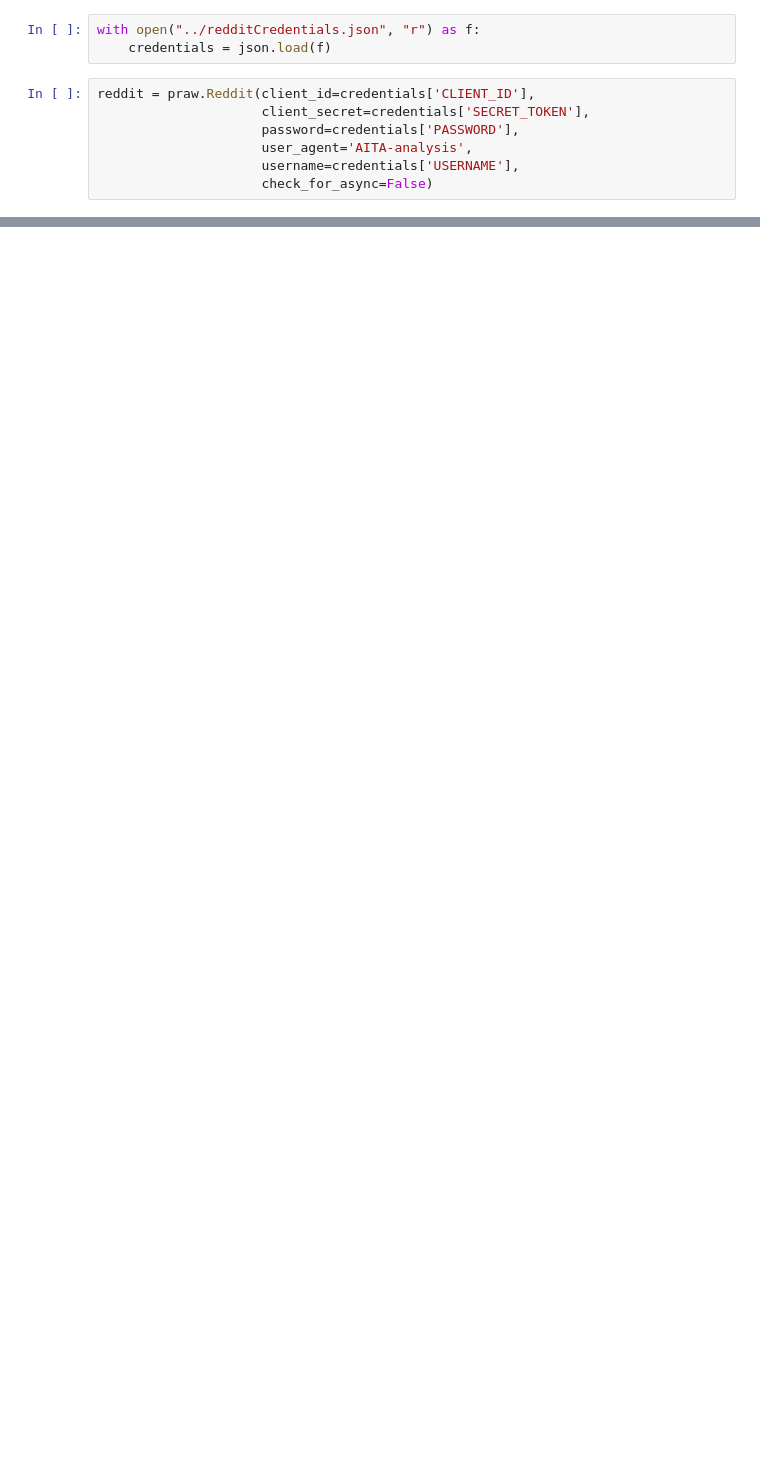
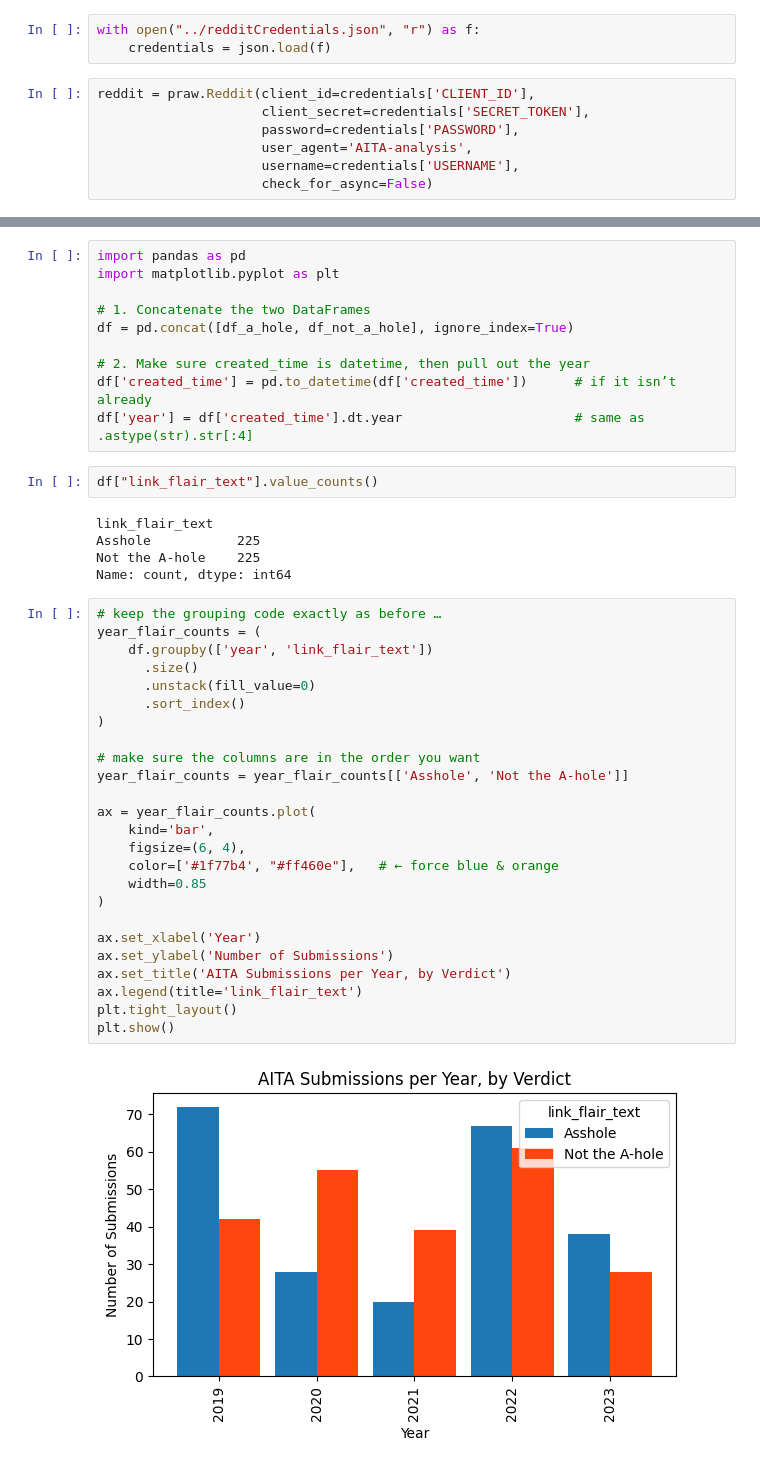
Before and after one commit to Antonello03/AITA-mood-swings, a Jupyter notebook: main.ipynb, the cells around one changed output, grey strips where cells are left out. Cells and saved outputs as stored; diff of their text form; blank space fills up the shorter version.

```diff
--- a/main.ipynb
+++ b/main.ipynb
@@ -137,0 +252,44 @@ plt.show()
+# %%
+import pandas as pd
+import matplotlib.pyplot as plt
+
+# 1. Concatenate the two DataFrames
+df = pd.concat([df_a_hole, df_not_a_hole], ignore_index=True)
+
+# 2. Make sure created_time is datetime, then pull out the year
+df['created_time'] = pd.to_datetime(df['created_time'])      # if it isn’t already
+df['year'] = df['created_time'].dt.year                      # same as .astype(str).str[:4]
+# %%
+df["link_flair_text"].value_counts()
+# %% [output]
+link_flair_text
+Asshole           225
+Not the A-hole    225
+Name: count, dtype: int64
+# %%
+# keep the grouping code exactly as before …
+year_flair_counts = (
+    df.groupby(['year', 'link_flair_text'])
+      .size()
+      .unstack(fill_value=0)
+      .sort_index()
+)
+
+# make sure the columns are in the order you want
+year_flair_counts = year_flair_counts[['Asshole', 'Not the A-hole']]
+
+ax = year_flair_counts.plot(
+    kind='bar',
+    figsize=(6, 4),
+    color=['#1f77b4', "#ff460e"],   # ← force blue & orange
+    width=0.85
+)
+
+ax.set_xlabel('Year')
+ax.set_ylabel('Number of Submissions')
+ax.set_title('AITA Submissions per Year, by Verdict')
+ax.legend(title='link_flair_text')
+plt.tight_layout()
+plt.show()
+# %% [output]
+[figure, added]
```
Also changed, not shown: parts of 25 cells of this notebook, 3 other files.
